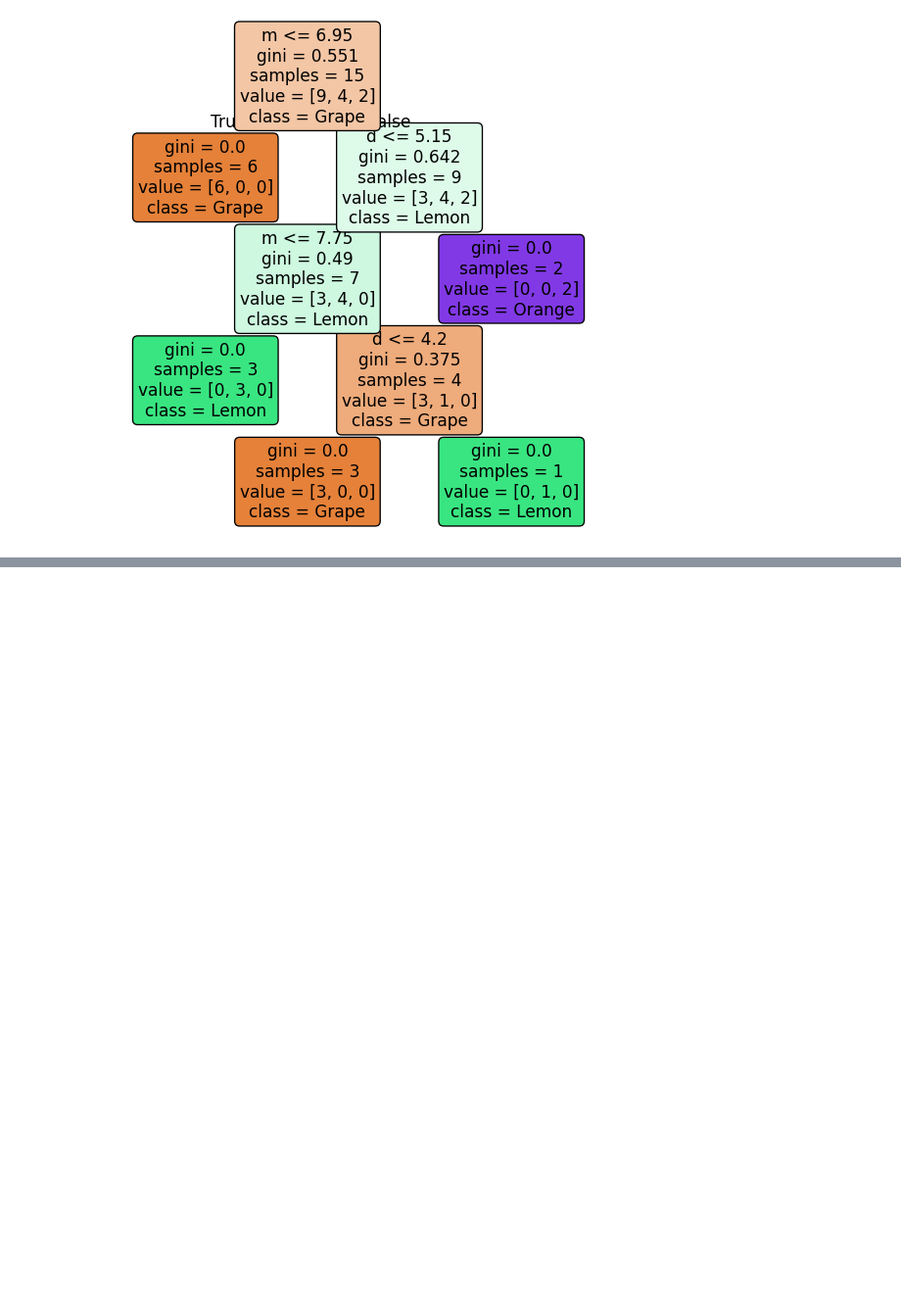
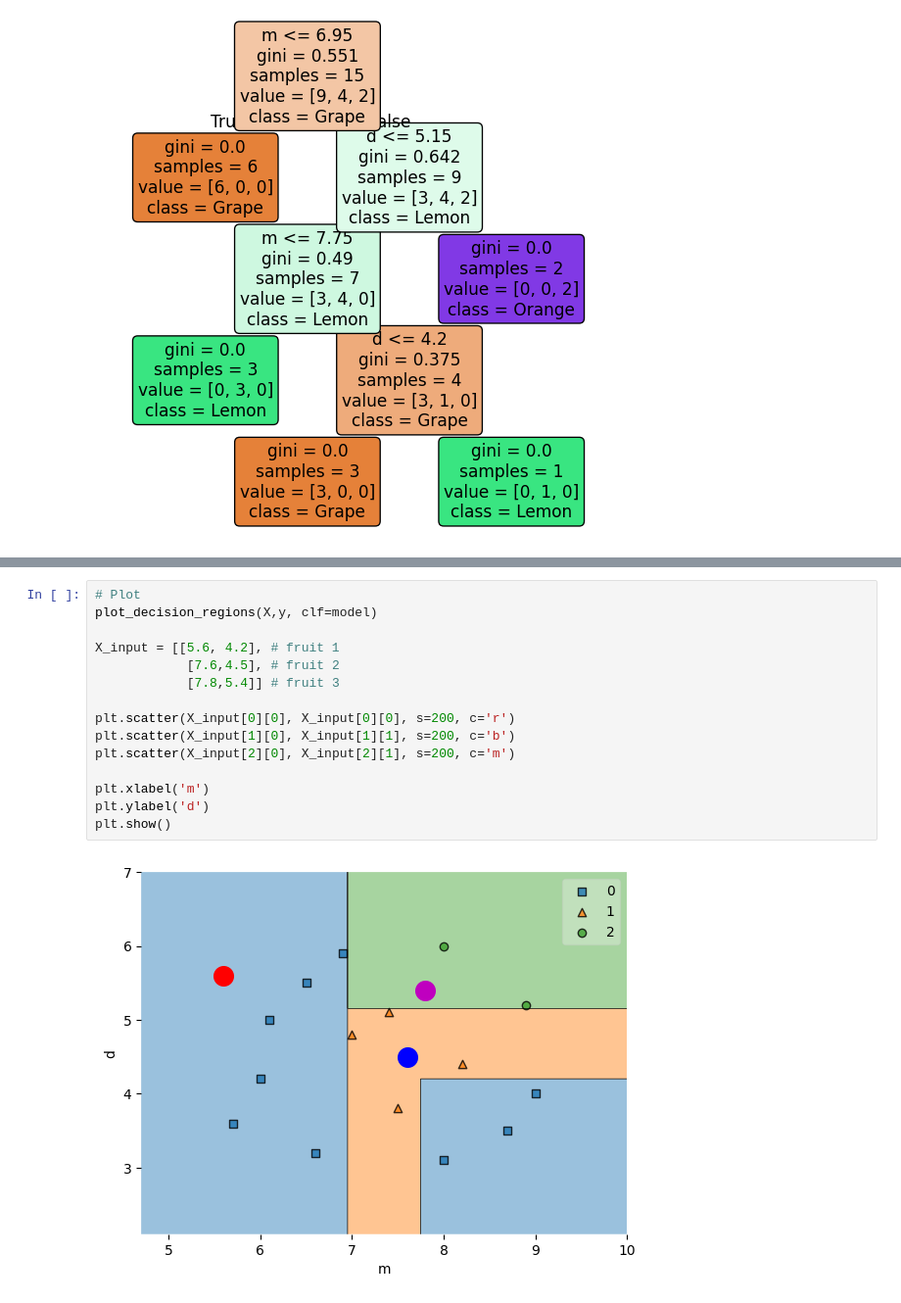
Before and after one commit to Nont18/Deep-learning-coding, a Jupyter notebook: deep_learning/ch08_3class_2feature.ipynb, the cells around one changed output, grey strips where cells are left out. Shown at 98% size. Saved outputs shown, nothing was run; the diff lists cells and outputs as text; blank space fills up the shorter version.

```diff
--- a/deep_learning/ch08_3class_2feature.ipynb
+++ b/deep_learning/ch08_3class_2feature.ipynb
@@ -116,0 +130,17 @@ plt.show()
+# %%
+# Plot
+plot_decision_regions(X,y, clf=model)
+
+X_input = [[5.6, 4.2], # fruit 1
+            [7.6,4.5], # fruit 2
+            [7.8,5.4]] # fruit 3
+
+plt.scatter(X_input[0][0], X_input[0][0], s=200, c='r')
+plt.scatter(X_input[1][0], X_input[1][1], s=200, c='b')
+plt.scatter(X_input[2][0], X_input[2][1], s=200, c='m')
+
+plt.xlabel('m')
+plt.ylabel('d')
+plt.show()
+# %% [output]
+[figure, added]
```
Also changed, not shown: parts of 7 cells of this notebook.
